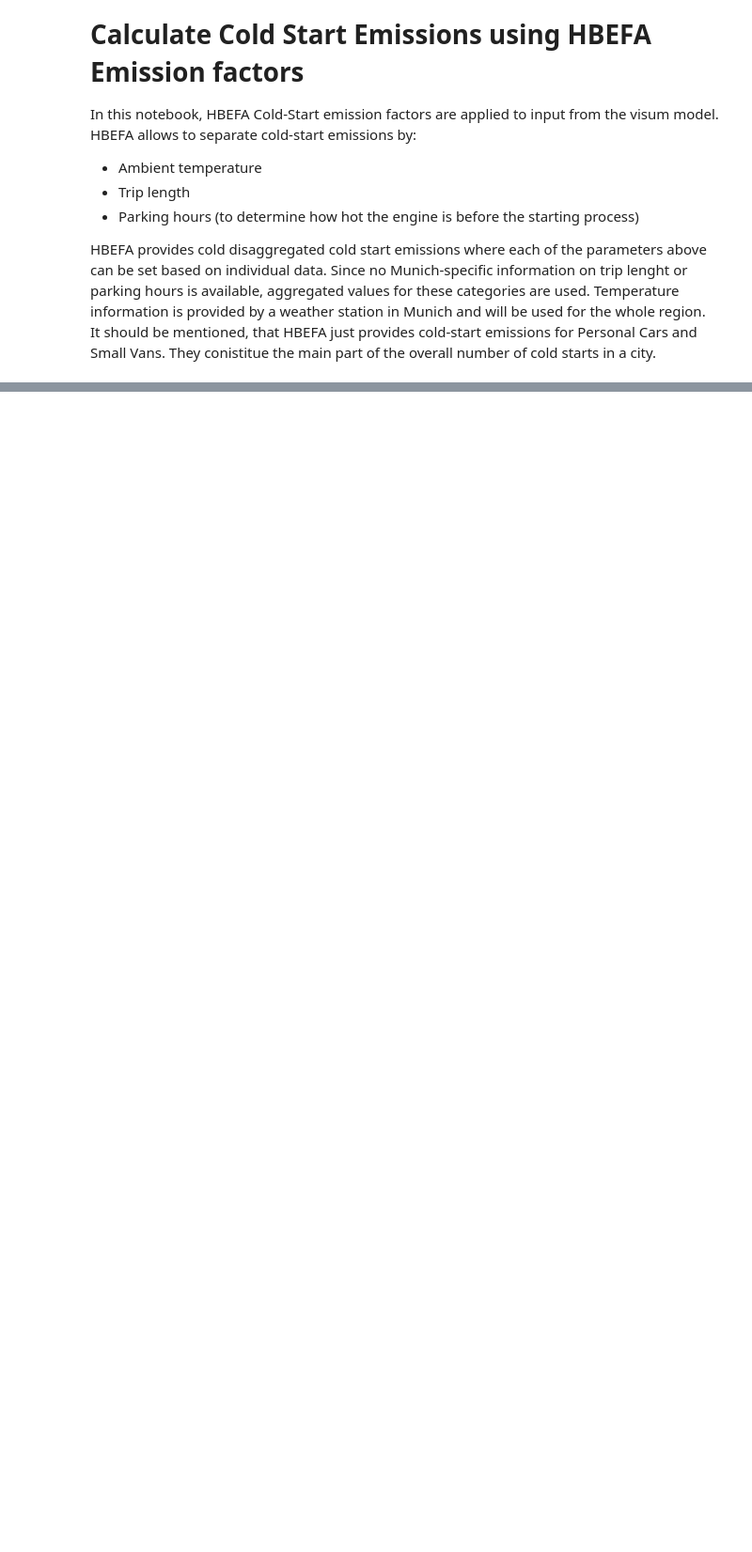
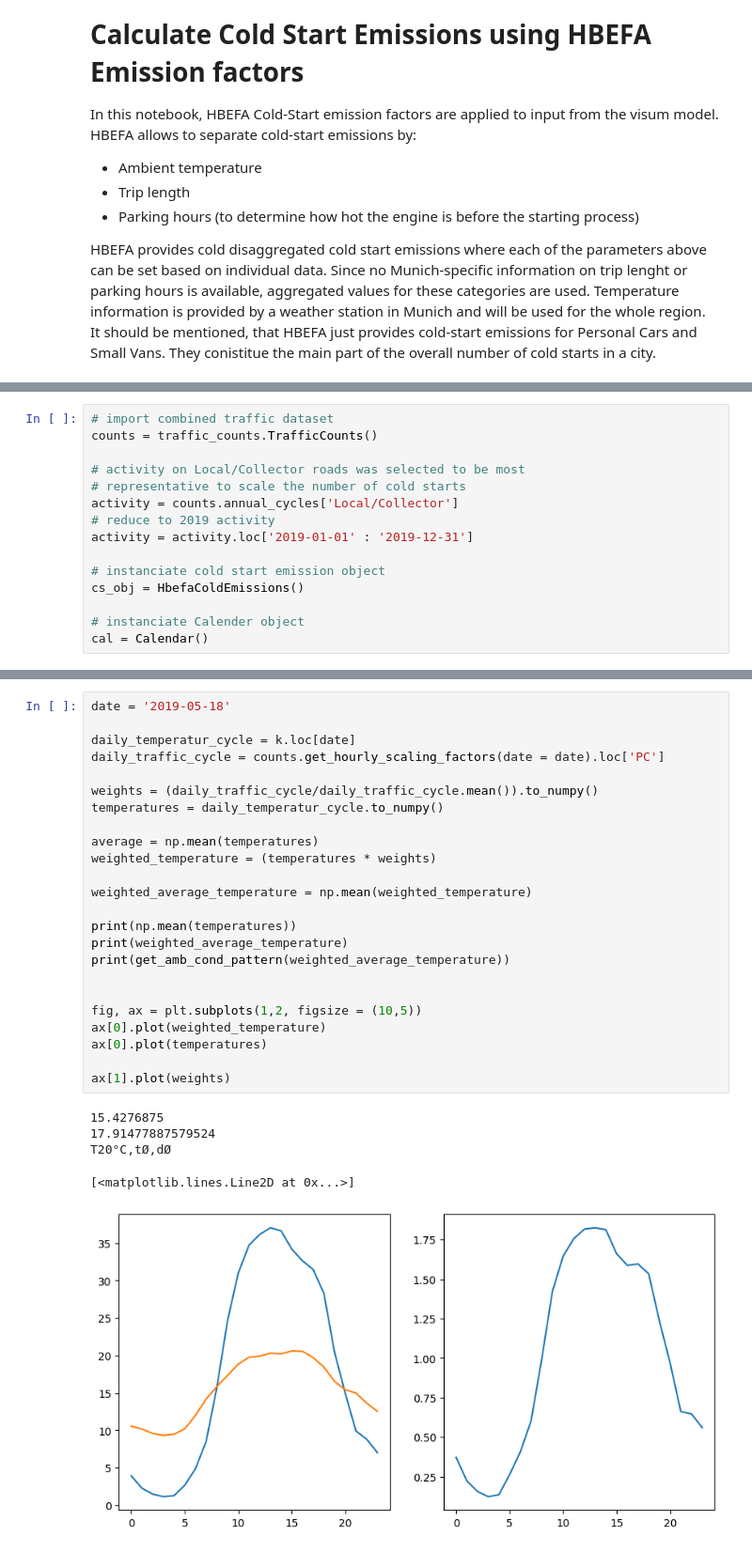
Before and after one commit to tum-esm/drive-inventory, a Jupyter notebook: notebooks/hbefa_coldstart_emissions.ipynb, the cells around one changed output, grey strips where cells are left out. Shown at 94% size. Drawn from its saved outputs; the diff is of its cells as text; blank space fills up the shorter version.

```diff
--- a/notebooks/hbefa_coldstart_emissions.ipynb
+++ b/notebooks/hbefa_coldstart_emissions.ipynb
@@ -96,0 +64,15 @@ visum_zones
+# %%
+# import combined traffic dataset
+counts = traffic_counts.TrafficCounts()
+
+# activity on Local/Collector roads was selected to be most
+# representative to scale the number of cold starts
+activity = counts.annual_cycles['Local/Collector']
+# reduce to 2019 activity
+activity = activity.loc['2019-01-01' : '2019-12-31']
+
+# instanciate cold start emission object
+cs_obj = HbefaColdEmissions()
+
+# instanciate Calender object
+cal = Calendar()
@@ -96,0 +179,30 @@ visum_zones
+# %%
+date = '2019-05-18'
+
+daily_temperatur_cycle = k.loc[date]
+daily_traffic_cycle = counts.get_hourly_scaling_factors(date = date).loc['PC']
+
+weights = (daily_traffic_cycle/daily_traffic_cycle.mean()).to_numpy()
+temperatures = daily_temperatur_cycle.to_numpy()
+
+average = np.mean(temperatures)
+weighted_temperature = (temperatures * weights)
+
+weighted_average_temperature = np.mean(weighted_temperature)
+
+print(np.mean(temperatures))
+print(weighted_average_temperature)
+print(get_amb_cond_pattern(weighted_average_temperature))
+
+
+fig, ax = plt.subplots(1,2, figsize = (10,5))
+ax[0].plot(weighted_temperature)
+ax[0].plot(temperatures)
+
+ax[1].plot(weights)
+# %% [output]
+15.4276875
+17.91477887579524
+T20°C,tØ,dØ
+[<matplotlib.lines.Line2D at 0x...>]
+[figure, added]
```
Also changed, not shown: parts of 17 cells of this notebook, 2 other files.
